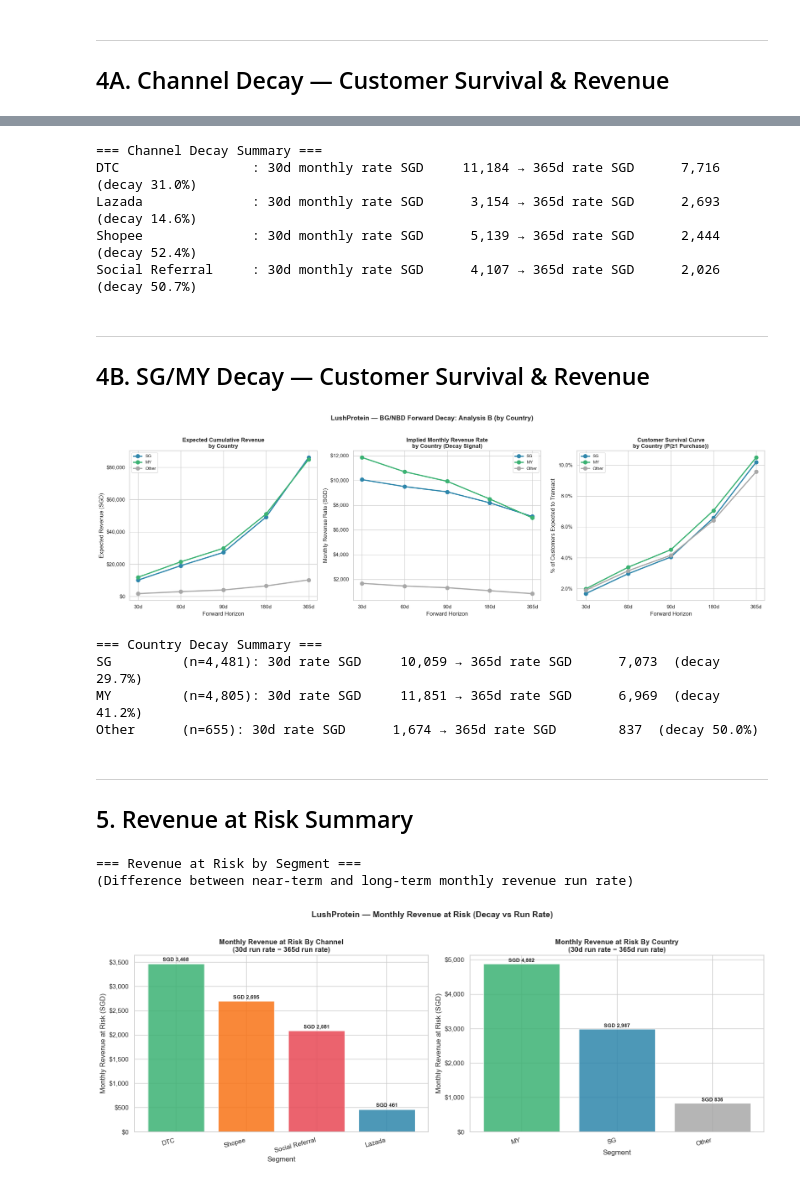
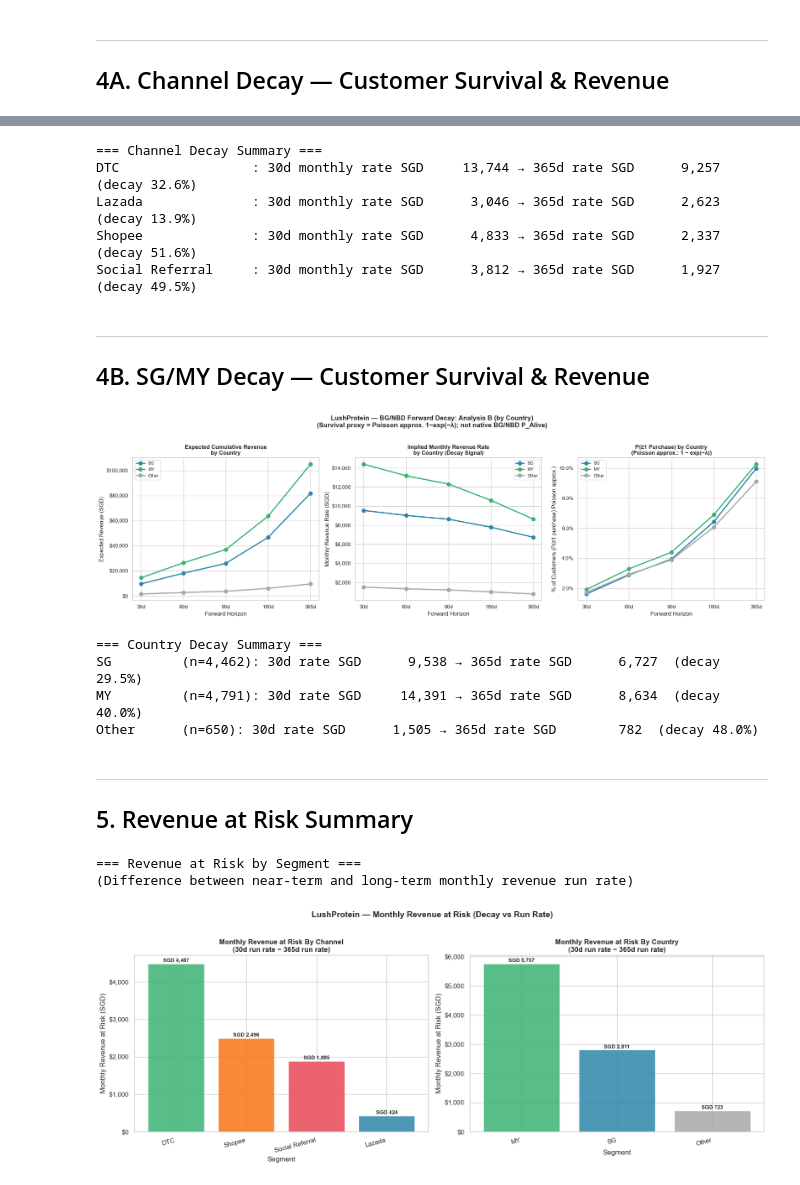
Before and after one commit to alvdoan/Applied-Data-Group-Project, a Jupyter notebook: 04_ds4_clv_decay_forecast.ipynb, the cells around one changed output, grey strips where cells are left out. Drawn from its saved outputs; the diff is of its cells as text; code cells hidden in the pictures.

```diff
--- a/04_ds4_clv_decay_forecast.ipynb
+++ b/04_ds4_clv_decay_forecast.ipynb
@@ -55,10 +55,15 @@ Setup complete.
 # Load gold tables
 co = pd.read_parquet(GOLD_DIR / 'gold_customer_orders.parquet')
 cp = pd.read_parquet(GOLD_DIR / 'gold_customer_profiles.parquet')
+da = pd.read_parquet(GOLD_DIR / 'gold_discount_analysis.parquet')
 
-# Exclude known B2B outlier (inflates average order value)
-B2B_OUTLIER = '7888450879743'
-co_clean = co[co['customer_id'] != B2B_OUTLIER].copy()
+# ── Exclude B2B / affiliate customers (Issue 2) ─────────────────────────────
+# Use is_b2b_or_affiliate from gold_discount_analysis instead of a single
+# hardcoded ID — captures all known B2B / high-AOV outlier accounts.
+b2b_customers = set(da[da['is_b2b_or_affiliate']]['customer_id'])
+print(f'B2B/affiliate customers excluded: {len(b2b_customers):,}')
+
+co_clean = co[~co['customer_id'].isin(b2b_customers)].copy()
 co_paid  = co_clean[co_clean['payment_status'] == 'paid'].copy()
 co_paid['processed_at']       = pd.to_datetime(co_paid['processed_at'], errors='coerce', utc=True)
 co_paid['processed_at_naive'] = co_paid['processed_at'].dt.tz_localize(None)
@@ -128,7 +133,18 @@ rfm['repeat_spend'] = rfm['total_spend'] - rfm['first_order_spend']
 rfm['AOV']          = np.where(
     rfm['AOF'] > 0, rfm['repeat_spend'] / rfm['AOF'], 0)
 
-print(f'Model dataset  : {len(rfm):,} customers')
+# ── Issue 1: Validate BG/NBD input constraints ───────────────────────────────
+assert (rfm['recency_days'] >= 0).all(), \
+    'Negative recency found — check timezone stripping'
+assert (rfm['recency_days'] <= rfm['tenure_days']).all(), \
+    'Recency exceeds tenure — possible timezone stripping inconsistency'
+n_before = len(rfm)
+rfm = rfm[rfm['tenure_days'] > 0].copy()
+print(f'Dropped {n_before - len(rfm)} zero-tenure customers '
+      f'(first order = observation date; uninformative for BG/NBD)')
+print('✅ BG/NBD input validation passed (recency ≤ tenure for all rows)')
+
+print(f'\nModel dataset  : {len(rfm):,} customers')
 print(f'Observation date: {obs_date.date()}')
 print(f'\nChannel breakdown:')
 print(rfm['acquisition_channel'].value_counts().to_string())
@@ -311,17 +341,17 @@ summary_ch = pd.DataFrame(rows).set_index('Channel')
 # Monthly rate decay: ratio of 365d monthly rate vs 30d monthly rate
 for ch in TARGET_CHANNELS:
     sub = rfm[rfm['acquisition_channel'] == ch]
-    rate_30  = sub['exp_revenue_30d'].sum() / 30 * 30
+    rate_30  = sub['exp_revenue_30d'].sum()  # 30-day cumulative total
     rate_365 = sub['exp_revenue_365d'].sum() / 365 * 30
     decay_pct = (rate_30 - rate_365) / rate_30 * 100 if rate_30 > 0 else 0
     print(f'{ch:20s}: 30d monthly rate SGD {rate_30:>10,.0f} → 365d rate SGD {rate_365:>10,.0f}  '
           f'(decay {decay_pct:.1f}%)')
 # %% [output]
 === Channel Decay Summary ===
-DTC                 : 30d monthly rate SGD     11,184 → 365d rate SGD      7,716  (decay 31.0%)
-Lazada              : 30d monthly rate SGD      3,154 → 365d rate SGD      2,693  (decay 14.6%)
-Shopee              : 30d monthly rate SGD      5,139 → 365d rate SGD      2,444  (decay 52.4%)
-Social Referral     : 30d monthly rate SGD      4,107 → 365d rate SGD      2,026  (decay 50.7%)
+DTC                 : 30d monthly rate SGD     13,744 → 365d rate SGD      9,257  (decay 32.6%)
+Lazada              : 30d monthly rate SGD      3,046 → 365d rate SGD      2,623  (decay 13.9%)
+Shopee              : 30d monthly rate SGD      4,833 → 365d rate SGD      2,337  (decay 51.6%)
+Social Referral     : 30d monthly rate SGD      3,812 → 365d rate SGD      1,927  (decay 49.5%)
 # %% [markdown]
 ---
 ## 4B. SG/MY Decay — Customer Survival & Revenue
@@ -367,35 +397,36 @@ for ctry, color in COLORS_COUNTRY.items():
     pct = [sub[f'p_active_{lbl}'].mean() * 100 for lbl in HORIZON_LABELS]
     ax3.plot(HORIZON_LABELS, pct, marker='o', linewidth=2.5,
              markersize=8, label=ctry, color=color)
-ax3.set_title('Customer Survival Curve\nby Country (P(≥1 Purchase))', fontsize=12, fontweight='bold')
+ax3.set_title('P(≥1 Purchase) by Country\n(Poisson approx.: 1 − exp(−λ))', fontsize=12, fontweight='bold')
 ax3.set_xlabel('Forward Horizon')
-ax3.set_ylabel('% of Customers Expected to Transact')
+ax3.set_ylabel('% of Customers (P(≥1 purchase) Poisson approx.)')
 ax3.yaxis.set_major_formatter(mtick.PercentFormatter())
 ax3.legend(fontsize=9)
 
-plt.suptitle('LushProtein — BG/NBD Forward Decay: Analysis B (by Country)',
+plt.suptitle('LushProtein — BG/NBD Forward Decay: Analysis B (by Country)\n'
+             '(Survival proxy = Poisson approx. 1−exp(−λ); not native BG/NBD P_Alive)',
              fontsize=14, fontweight='bold', y=1.02)
 plt.tight_layout()
 plt.savefig(OUTPUT_DIR / 'clv_decay_country.png', dpi=150, bbox_inches='tight')
 plt.show()
 # %% [output]
-[figure, old version]
+[figure, new version]
 # %%
 # Country decay summary table
 print('=== Country Decay Summary ===')
 for ctry in COUNTRY_ORDER:
     sub = rfm[rfm['country'] == ctry]
     if len(sub) == 0: continue
-    rate_30  = sub['exp_revenue_30d'].sum() / 30 * 30
+    rate_30  = sub['exp_revenue_30d'].sum()  # 30-day cumulative total
     rate_365 = sub['exp_revenue_365d'].sum() / 365 * 30
     decay_pct = (rate_30 - rate_365) / rate_30 * 100 if rate_30 > 0 else 0
     print(f'{ctry:10s} (n={len(sub):,}): 30d rate SGD {rate_30:>10,.0f} → '
           f'365d rate SGD {rate_365:>10,.0f}  (decay {decay_pct:.1f}%)')
 # %% [output]
 === Country Decay Summary ===
-SG         (n=4,481): 30d rate SGD     10,059 → 365d rate SGD      7,073  (decay 29.7%)
-MY         (n=4,805): 30d rate SGD     11,851 → 365d rate SGD      6,969  (decay 41.2%)
-Other      (n=655): 30d rate SGD      1,674 → 365d rate SGD        837  (decay 50.0%)
+SG         (n=4,462): 30d rate SGD      9,538 → 365d rate SGD      6,727  (decay 29.5%)
+MY         (n=4,791): 30d rate SGD     14,391 → 365d rate SGD      8,634  (decay 40.0%)
+Other      (n=650): 30d rate SGD      1,505 → 365d rate SGD        782  (decay 48.0%)
 # %% [markdown]
 ---
 ## 5. Revenue at Risk Summary
@@ -413,34 +444,34 @@ for ax, groupby, colors, title in [
 ]:
     risk_rows = []
     for key, sub in rfm.groupby(groupby):
-        rate_30  = sub['exp_revenue_30d'].sum()  / 30  * 30
+        rate_30  = sub['exp_revenue_30d'].sum()                  # 30-day cumulative total
         rate_180 = sub['exp_revenue_180d'].sum() / 180 * 30
         rate_365 = sub['exp_revenue_365d'].sum() / 365 * 30
         risk = rate_30 - rate_365
         risk_rows.append({'Segment': key, 'Rate_30d': rate_30,
                           'Rate_365d': rate_365, 'Revenue_at_Risk': risk})
     risk_df = pd.DataFrame(risk_rows).sort_values('Revenue_at_Risk', ascending=False)
 
     bar_colors = [colors.get(s, '#A8A8A8') for s in risk_df['Segment']]
     bars = ax.bar(risk_df['Segment'], risk_df['Revenue_at_Risk'],
                   color=bar_colors, alpha=0.85, edgecolor='white')
     for bar, val in zip(bars, risk_df['Revenue_at_Risk']):
         ax.text(bar.get_x() + bar.get_width() / 2,
                 bar.get_height() + 50,
                 f'SGD {val:,.0f}', ha='center', fontsize=9, fontweight='bold')
     ax.set_title(f'Monthly Revenue at Risk {title}\n(30d run rate − 365d run rate)',
                  fontsize=12, fontweight='bold')
     ax.set_xlabel('Segment')
     ax.set_ylabel('Monthly Revenue at Risk (SGD)')
     ax.yaxis.set_major_formatter(mtick.FuncFormatter(lambda x, _: f'${x:,.0f}'))
     plt.setp(ax.xaxis.get_majorticklabels(), rotation=15, ha='right')
 
 plt.suptitle('LushProtein — Monthly Revenue at Risk (Decay vs Run Rate)',
              fontsize=14, fontweight='bold', y=1.02)
 plt.tight_layout()
 plt.savefig(OUTPUT_DIR / 'clv_revenue_at_risk.png', dpi=150, bbox_inches='tight')
 plt.show()
 # %% [output]
 === Revenue at Risk by Segment ===
 (Difference between near-term and long-term monthly revenue run rate)
-[figure, old version]
+[figure, new version]
```
Also changed, not shown: parts of 4 cells of this notebook.
